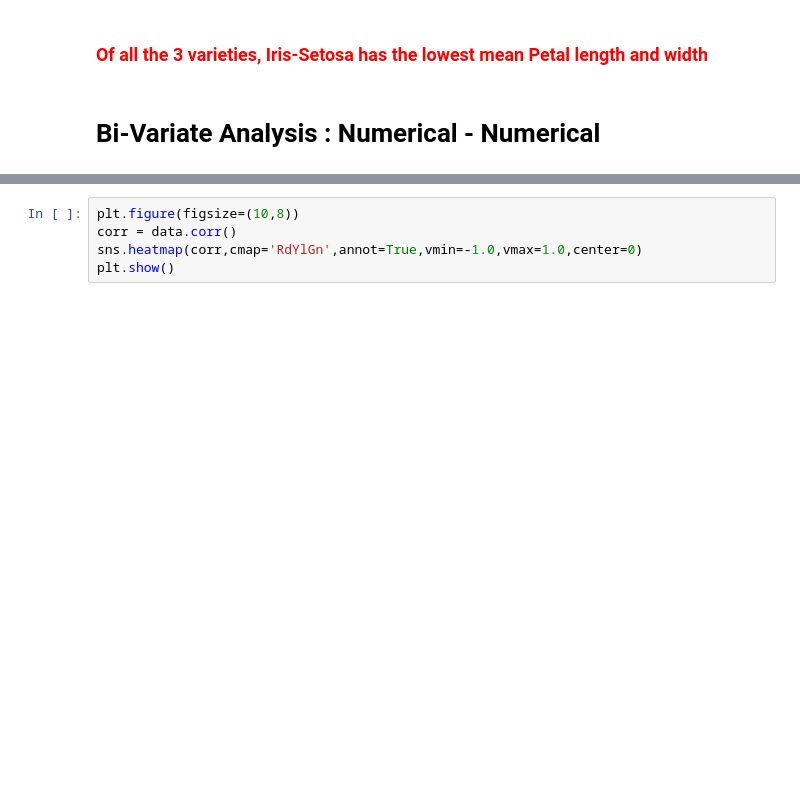
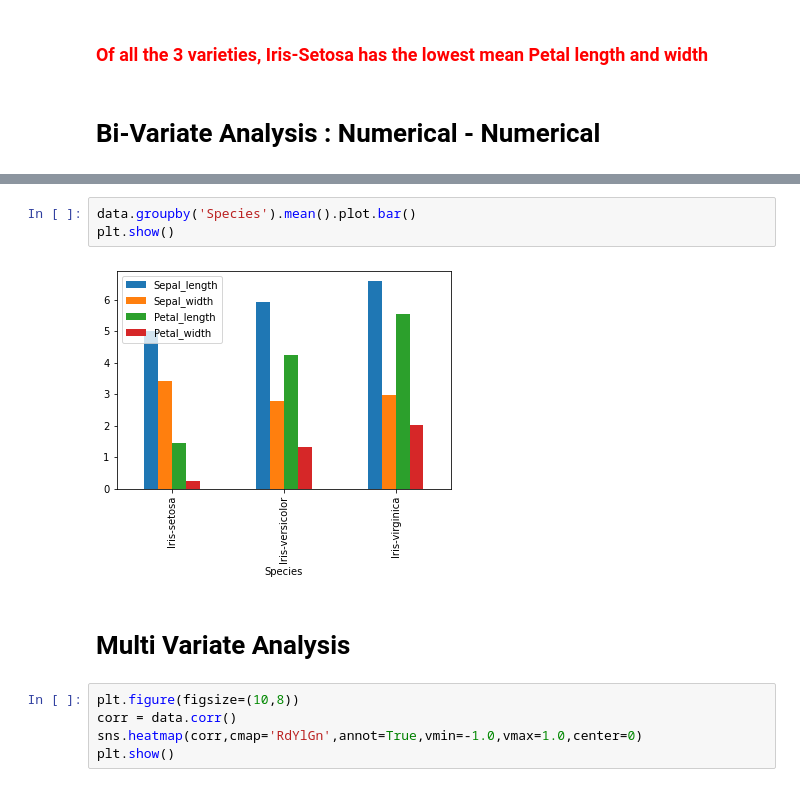
Before and after one commit to Prasadbale/EDA, a Jupyter notebook: iris-eda.ipynb, the cells around one changed output, grey strips where cells are left out. Drawn from its saved outputs; the diff is of its cells as text; blank space fills up the shorter version.

```diff
--- a/iris-eda.ipynb
+++ b/iris-eda.ipynb
@@ -130,3 +159,10 @@ plt.show()
+# %%
+data.groupby('Species').mean().plot.bar()
+plt.show()
+# %% [output]
+[figure, added]
+# %% [markdown]
+# Multi Variate Analysis
 # %%
 plt.figure(figsize=(10,8))
 corr = data.corr()
```
Also changed, not shown: parts of 7 cells of this notebook.
